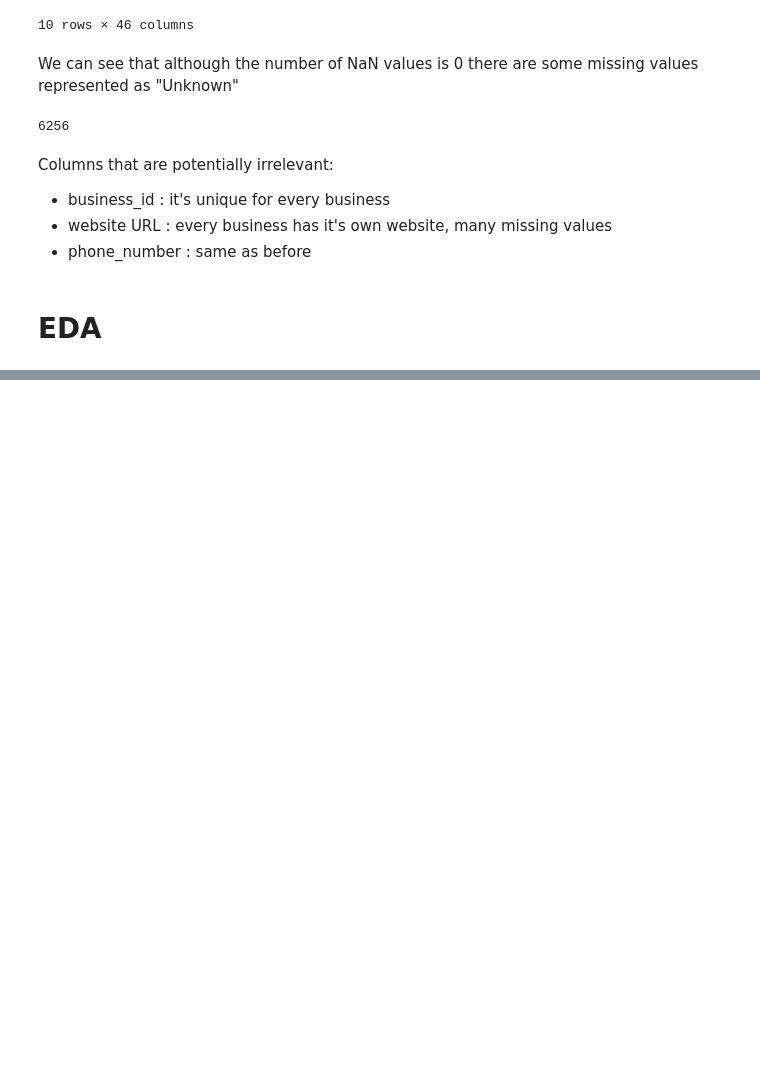
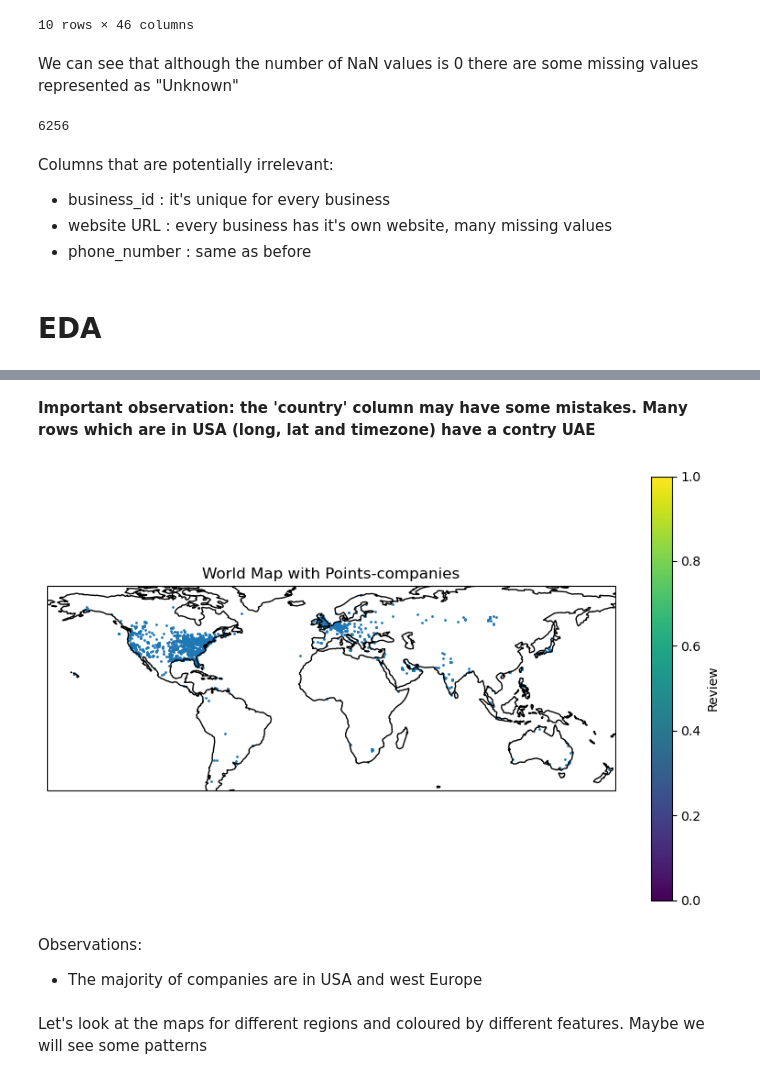
Before and after one commit to katarzynarogalska/LocationIntelligence-clustering, a Jupyter notebook: Location_Clustering_EDA.ipynb, the cells around one changed output, grey strips where cells are left out. Drawn from its saved outputs; the diff is of its cells as text; code cells hidden in the pictures; blank space fills up the shorter version.

```diff
--- a/Location_Clustering_EDA.ipynb
+++ b/Location_Clustering_EDA.ipynb
@@ -99,0 +143,23 @@ Columns that are potentially irrelevant:
+# %% [markdown]
+**Important observation: the 'country' column may have some mistakes. Many rows which are in USA (long, lat and timezone) have a contry UAE**
+# %%
+plt.figure(figsize=(10, 6))
+ax = plt.axes(projection=ccrs.PlateCarree())
+
+# Add coastlines
+ax.coastlines()
+
+# Plot points colored by review ratings
+sc = ax.scatter(coord_df['longitude'], coord_df['latitude'], cmap='viridis', s=1, transform=ccrs.PlateCarree())
+
+# Add colorbar
+plt.colorbar(sc, label='Review')
+plt.title('World Map with Points-companies')
+plt.show()
+# %% [output]
+[figure, added]
+# %% [markdown]
+Observations:
+* The majority of companies are in USA and west Europe
+# %% [markdown]
+Let's look at the maps for different regions and coloured by different features. Maybe we will see some patterns
```
Also changed, not shown: parts of 11 cells of this notebook.
